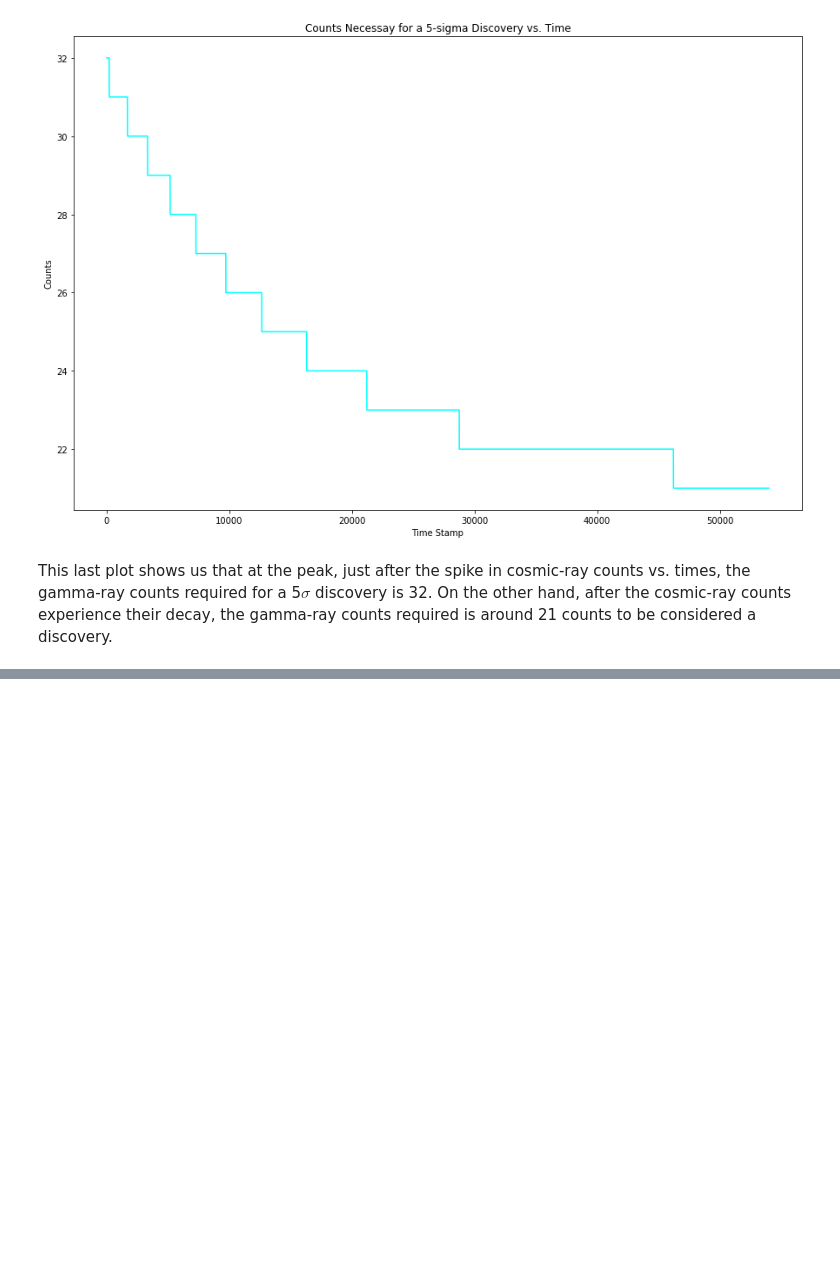
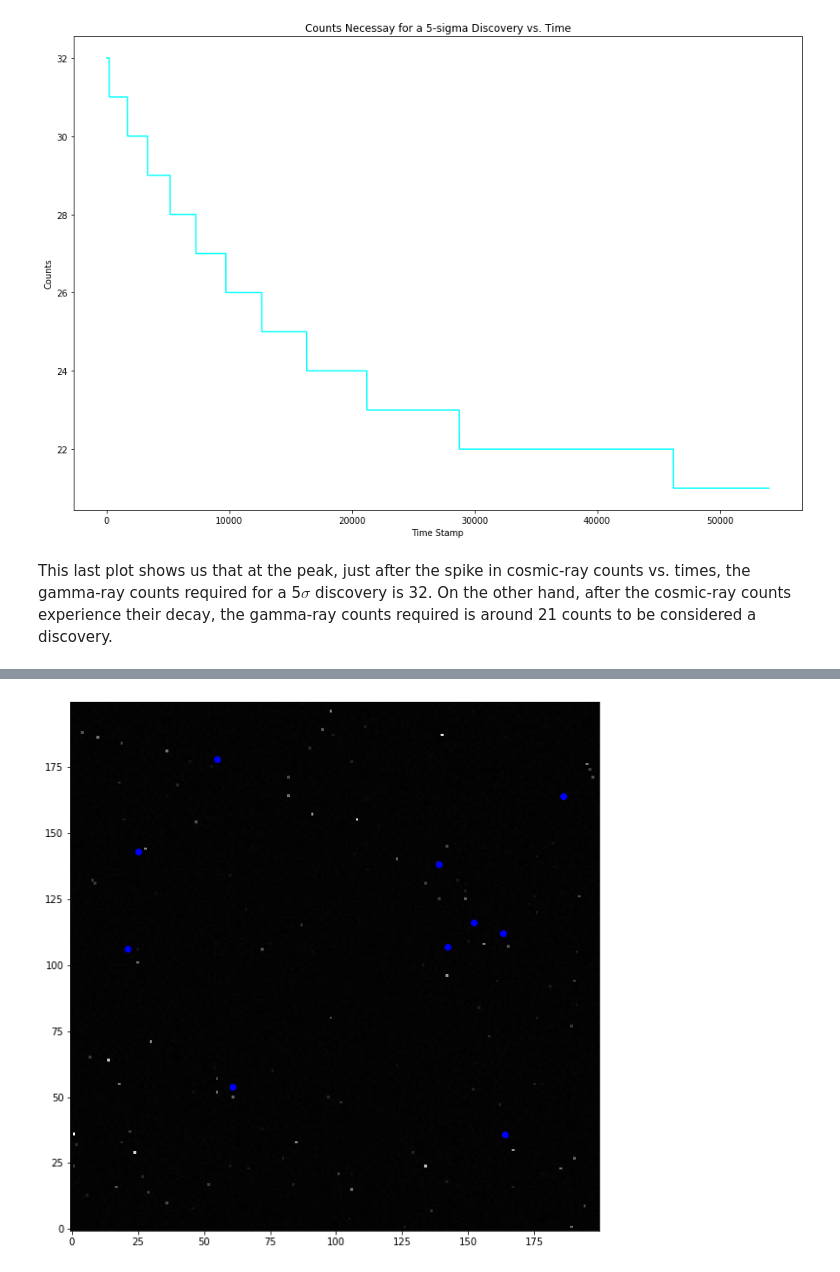
Before and after one commit to lexie98/Physics434, a Jupyter notebook: Lab4.ipynb, the cells around one changed output, grey strips where cells are left out. Cells and saved outputs as stored; diff of their text form; code cells hidden in the pictures; blank space fills up the shorter version.

```diff
--- a/Lab4.ipynb
+++ b/Lab4.ipynb
@@ -267,0 +310,22 @@ ax[1].imshow(image_stack[:,:,1],cmap=plt.cm.gray, vmin=0, vmax=10)
+# %%
+minimum = 5*0.17755486102473308
+maximum = star_intensities[10]
+
+fig, ax = plt.subplots(1, 1)
+fig.set_size_inches(15,10)
+
+ax.imshow(image_average, cmap='gray',origin="bottom")
+
+x_position = []
+y_position = []
+intensity  = []
+for x in range(200):
+    for y in range(200):
+        point = image_average[x, y]
+        if point > minimum and point < maximum:
+            x_position.append(x)
+            y_position.append(y)
+            intensity.append(point)
+            ax.plot(x, y, 'bo')
+# %% [output]
+[figure, added]
```
Also changed, not shown: parts of 20 cells of this notebook.
